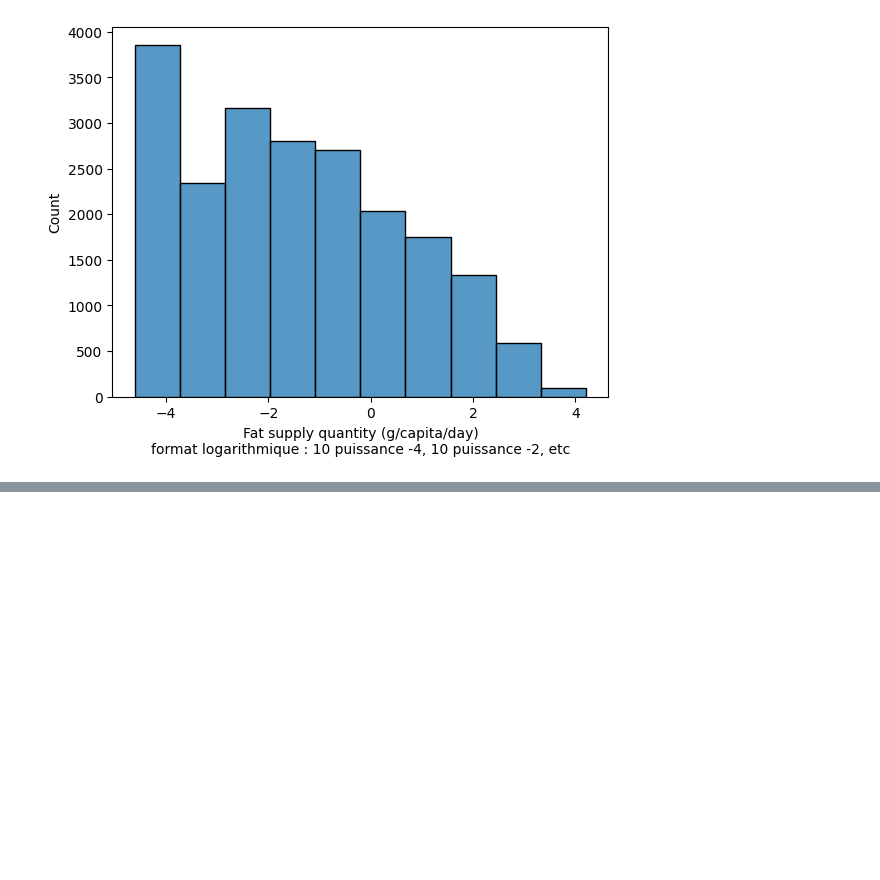
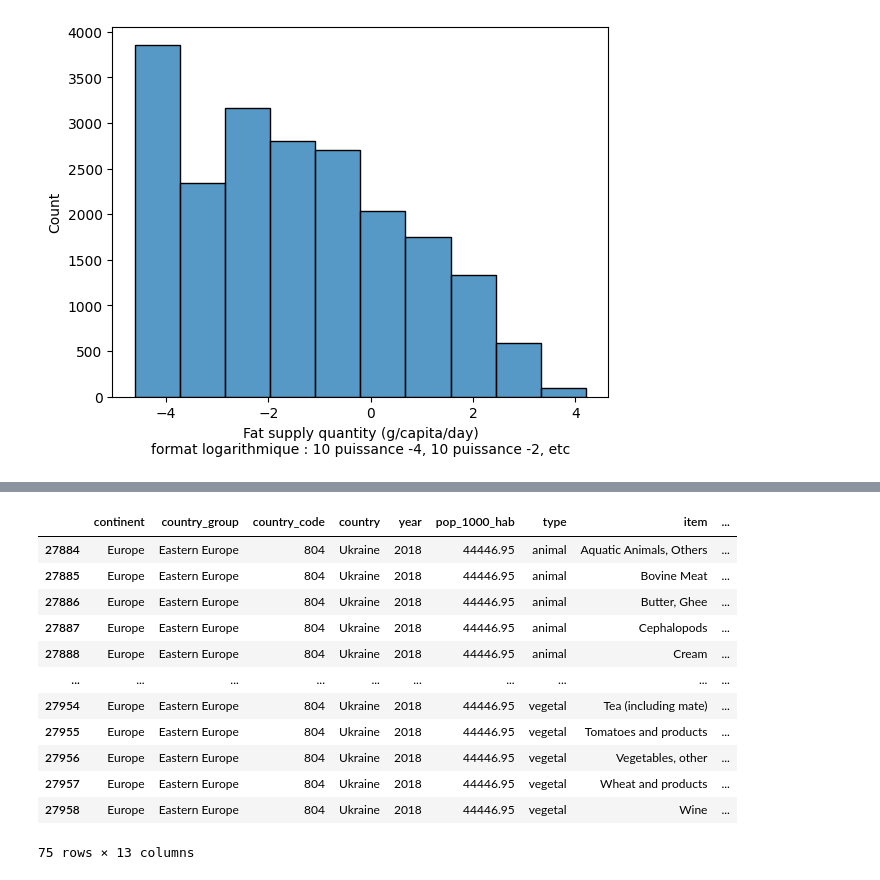
Before and after one commit to t7bo/projet-brief-pandas, a Jupyter notebook: deb.ipynb, the cells around one changed output, grey strips where cells are left out. Drawn from its saved outputs; the diff is of its cells as text; code cells hidden in the pictures; blank space fills up the shorter version.

```diff
--- a/tibo.ipynb
+++ b/deb.ipynb
@@ -469,0 +483,27 @@ plt.show()
+# %%
+#19 Quelle est la population de l’Ukraine en 2018 ? L’output doit être un int (pas un DataFrame)
+
+
+filtre_ukraine = final_df['country'] == 'Ukraine'
+final_df[filtre_ukraine]
+
+filtre_year = final_df['year'] == 2018
+final_df[filtre_year]
+
+filtre_combiné = filtre_ukraine & filtre_year
+final_df_filtré = final_df[filtre_combiné]
+final_df_filtré
+# %% [output]
+|  | continent | country_group | country_code | country | year | pop_1000_hab | type | item | ... |
+| 27884 | Europe | Eastern Europe | 804 | Ukraine | 2018 | 44446.95 | animal | Aquatic Animals, Others | ... |
+| 27885 | Europe | Eastern Europe | 804 | Ukraine | 2018 | 44446.95 | animal | Bovine Meat | ... |
+| 27886 | Europe | Eastern Europe | 804 | Ukraine | 2018 | 44446.95 | animal | Butter, Ghee | ... |
+| 27887 | Europe | Eastern Europe | 804 | Ukraine | 2018 | 44446.95 | animal | Cephalopods | ... |
+| 27888 | Europe | Eastern Europe | 804 | Ukraine | 2018 | 44446.95 | animal | Cream | ... |
+| ... | ... | ... | ... | ... | ... | ... | ... | ... | ... |
+| 27954 | Europe | Eastern Europe | 804 | Ukraine | 2018 | 44446.95 | vegetal | Tea (including mate) | ... |
+| 27955 | Europe | Eastern Europe | 804 | Ukraine | 2018 | 44446.95 | vegetal | Tomatoes and products | ... |
+| 27956 | Europe | Eastern Europe | 804 | Ukraine | 2018 | 44446.95 | vegetal | Vegetables, other | ... |
+| 27957 | Europe | Eastern Europe | 804 | Ukraine | 2018 | 44446.95 | vegetal | Wheat and products | ... |
+| 27958 | Europe | Eastern Europe | 804 | Ukraine | 2018 | 44446.95 | vegetal | Wine | ... |
+75 rows × 13 columns
```
Also changed, not shown: parts of 9 cells of this notebook.
